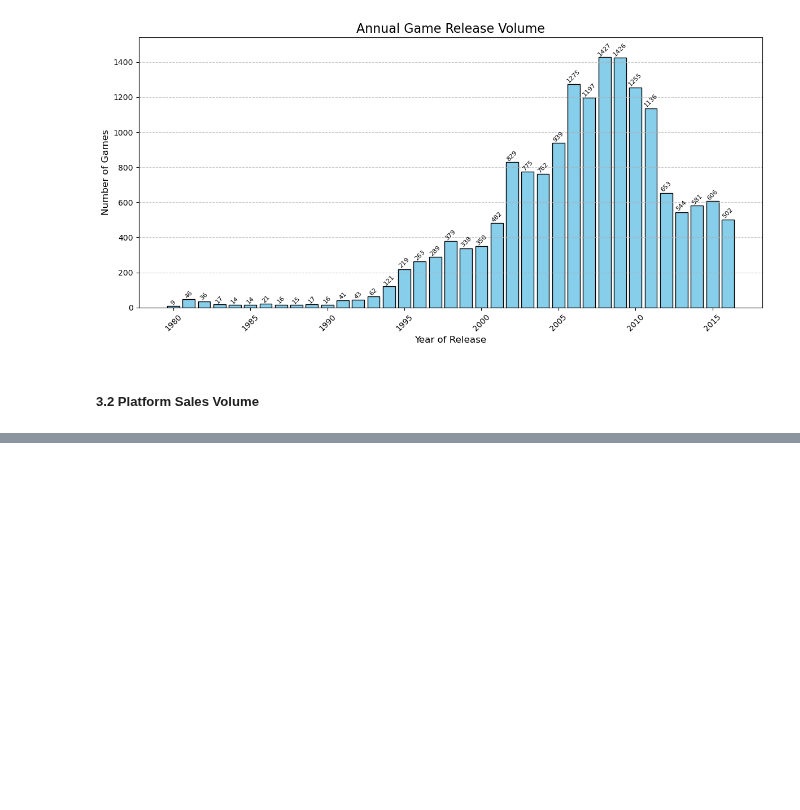
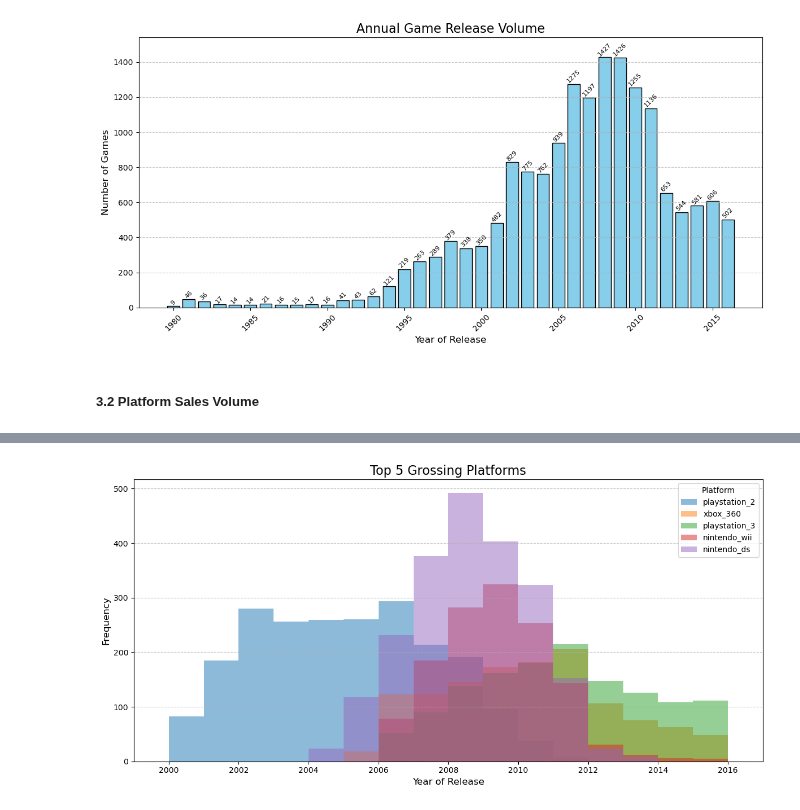
Before and after one commit to DHE42/ice-sales-analysis, a Jupyter notebook: analysis_notebook.ipynb, the cells around one changed output, grey strips where cells are left out. Cells and saved outputs as stored; diff of their text form; code cells hidden in the pictures; blank space fills up the shorter version.

```diff
--- a/analysis_notebook.ipynb
+++ b/analysis_notebook.ipynb
@@ -357,0 +362,24 @@ plt.show()
+# %%
+# Select the 5 platforms with the greatest total sales
+top_platforms = games_df.groupby('platform')['total_sales'].sum().nlargest(5).index
+
+# Filter the DataFrame for the top platforms
+platforms_df = games_df[games_df['platform'].isin(top_platforms)]
+
+# Create a histogram to show the distribution of total sales for each year
+plt.figure(figsize=(12, 6))
+for platform in top_platforms:
+    platform_data = platforms_df[platforms_df['platform'] == platform]
+    plt.hist(platform_data['year_of_release'], bins=range(filtered_df['year_of_release'].min(),
+             filtered_df['year_of_release'].max() + 1), alpha=0.5, label=platform)
+
+plt.title('Top 5 Grossing Platforms', fontsize=16)
+plt.xlabel('Year of Release', fontsize=12)
+plt.ylabel('Frequency', fontsize=12)
+plt.legend(title='Platform')
+plt.grid(axis='y', linestyle='--', alpha=0.7)
+plt.xlim(1999, 2017)
+plt.tight_layout()
+plt.show()
+# %% [output]
+[figure, added]
```
Also changed, not shown: parts of 14 cells of this notebook.
